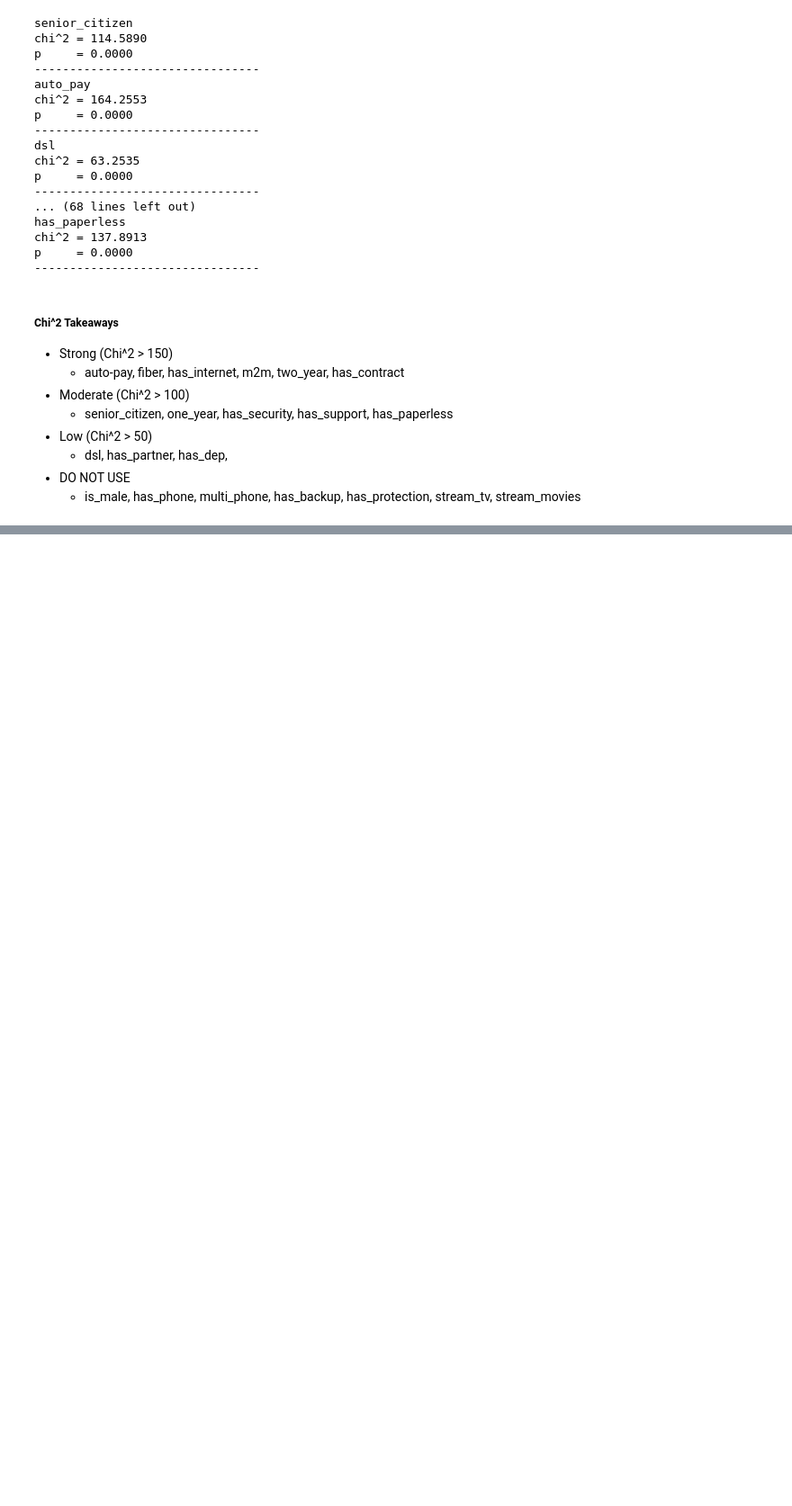
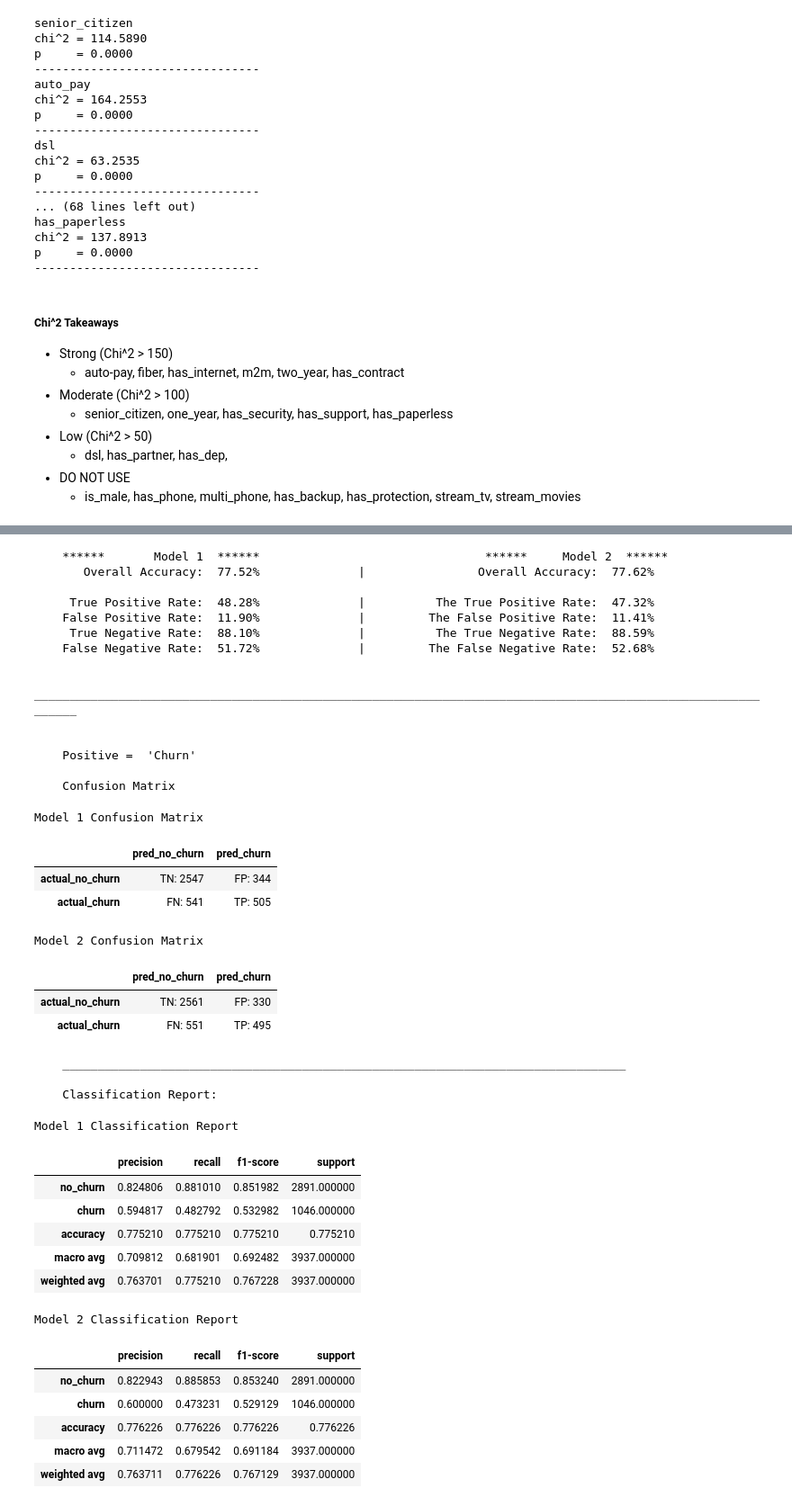
Before and after one commit to Tyler-Applegate/telco_churn_project, a Jupyter notebook: final_report.ipynb, the cells around one changed output, grey strips where cells are left out. Shown at 90% size. Drawn from its saved outputs; the diff is of its cells as text; code cells hidden in the pictures; blank space fills up the shorter version.

```diff
--- a/final_report.ipynb
+++ b/final_report.ipynb
@@ -263,0 +460,42 @@ p     = 0.0000
+# %%
+explore.compare(tree_1, rf_1, X_train, y_train)
+# %% [output]
+    ******       Model 1  ******                                ******     Model 2  ******
+       Overall Accuracy:  77.52%              |                Overall Accuracy:  77.62%
+
+     True Positive Rate:  48.28%              |          The True Positive Rate:  47.32%
+    False Positive Rate:  11.90%              |         The False Positive Rate:  11.41%
+     True Negative Rate:  88.10%              |          The True Negative Rate:  88.59%
+    False Negative Rate:  51.72%              |         The False Negative Rate:  52.68%
+
+    _____________________________________________________________________________________________________________
+
+
+    Positive =  'Churn'
+
+    Confusion Matrix
+Model 1 Confusion Matrix
+|  | pred_no_churn | pred_churn |
+| actual_no_churn | TN: 2547 | FP: 344 |
+| actual_churn | FN: 541 | TP: 505 |
+Model 2 Confusion Matrix
+|  | pred_no_churn | pred_churn |
+| actual_no_churn | TN: 2561 | FP: 330 |
+| actual_churn | FN: 551 | TP: 495 |
+    ________________________________________________________________________________
+
+    Classification Report:
+Model 1 Classification Report
+|  | precision | recall | f1-score | support |
+| no_churn | 0.824806 | 0.881010 | 0.851982 | 2891.000000 |
+| churn | 0.594817 | 0.482792 | 0.532982 | 1046.000000 |
+| accuracy | 0.775210 | 0.775210 | 0.775210 | 0.775210 |
+| macro avg | 0.709812 | 0.681901 | 0.692482 | 3937.000000 |
+| weighted avg | 0.763701 | 0.775210 | 0.767228 | 3937.000000 |
+Model 2 Classification Report
+|  | precision | recall | f1-score | support |
+| no_churn | 0.822943 | 0.885853 | 0.853240 | 2891.000000 |
+| churn | 0.600000 | 0.473231 | 0.529129 | 1046.000000 |
+| accuracy | 0.776226 | 0.776226 | 0.776226 | 0.776226 |
+| macro avg | 0.711472 | 0.679542 | 0.691184 | 3937.000000 |
+| weighted avg | 0.763711 | 0.776226 | 0.767129 | 3937.000000 |
```
Also changed, not shown: parts of 30 cells of this notebook.
